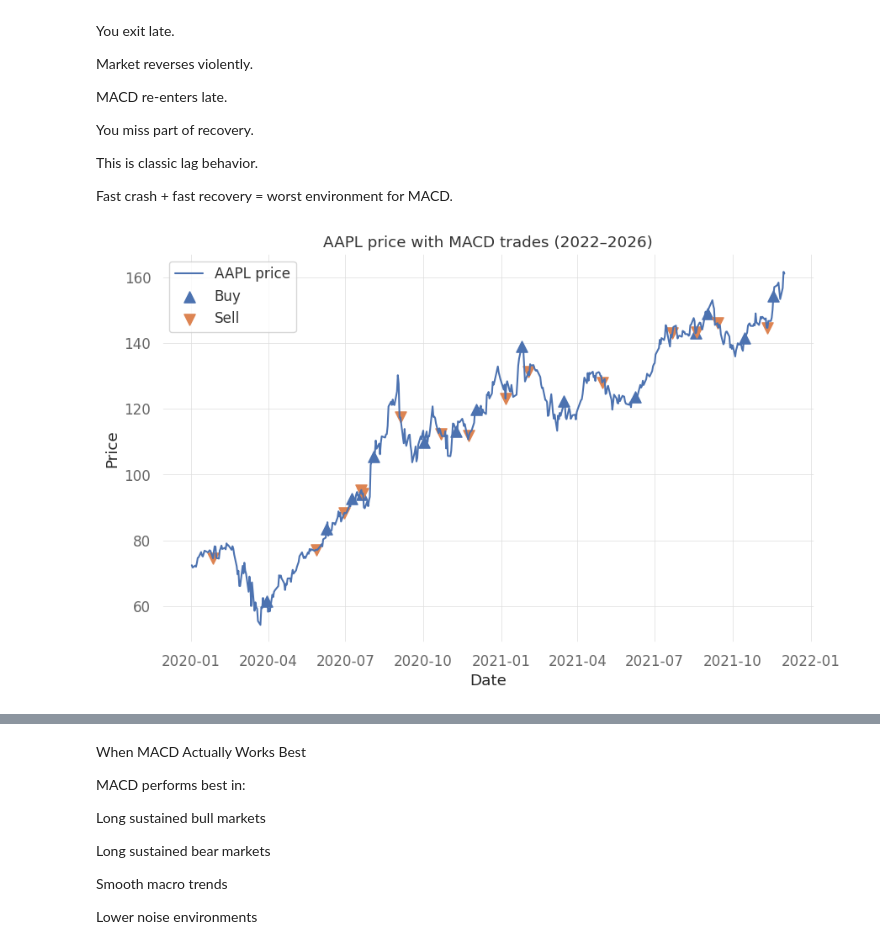
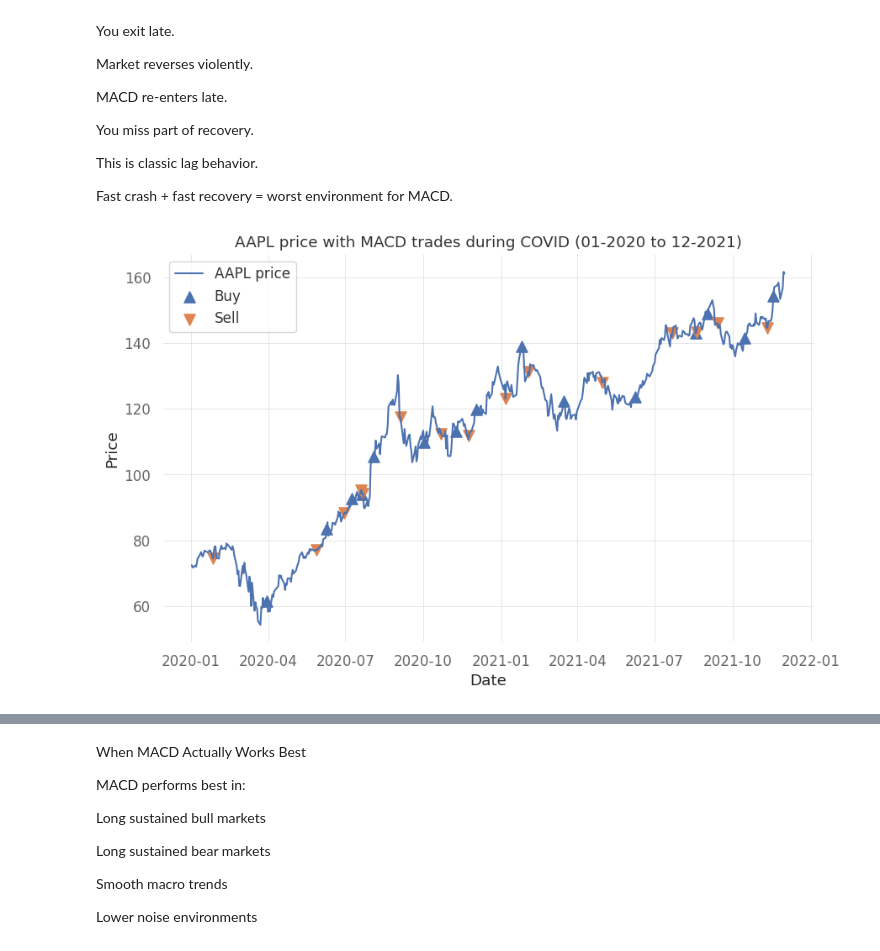
Before and after one commit to sivapira/Momentum_Trading_Project_FM, a Jupyter notebook: FM_project_MACD_PIRA.ipynb, the cells around one changed output, grey strips where cells are left out. Drawn from its saved outputs; the diff is of its cells as text; code cells hidden in the pictures.

Commit message:
silly mistakes on graph fixed for MACD

```diff
--- a/FM_project_MACD_PIRA.ipynb
+++ b/FM_project_MACD_PIRA.ipynb
@@ -254,31 +254,31 @@ Fast crash + fast recovery = worst environment for MACD.
 # %%
 
 # ---- choose window ----
 start_view = "2020-01-01"
 end_view   = "2021-12-01"
 
 # Slice
 px = prices.loc[start_view:end_view]
 pos = position.reindex(px.index).fillna(0).astype(int)
 
 # Entry and exit dates
 chg = pos.diff().fillna(0)
 buy_dates = chg[chg == 1].index
 sell_dates = chg[chg == -1].index
 
 plt.figure()
 plt.plot(px.index, px.values, label="AAPL price")
 
 plt.scatter(buy_dates, px.loc[buy_dates], marker="^", s=90, label="Buy")
 plt.scatter(sell_dates, px.loc[sell_dates], marker="v", s=90, label="Sell")
 
-plt.title("AAPL price with MACD trades (2022–2026)")
+plt.title("AAPL price with MACD trades during COVID (01-2020 to 12-2021)")
 plt.xlabel("Date")
 plt.ylabel("Price")
 plt.legend()
 plt.show()
 # %% [output]
-[figure, old version]
+[figure, new version]
 # %%
 
 # Calculate returns
```
Also changed, not shown: parts of 1 cell of this notebook.
